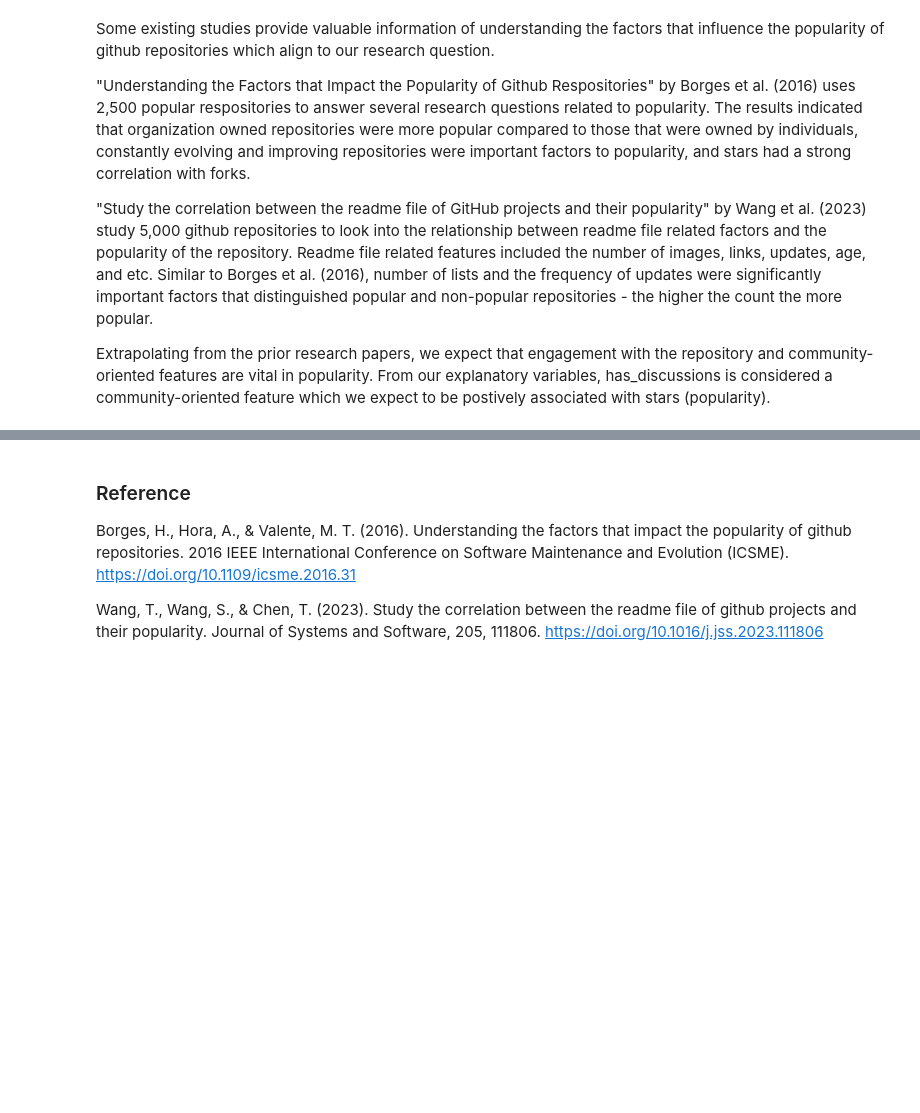
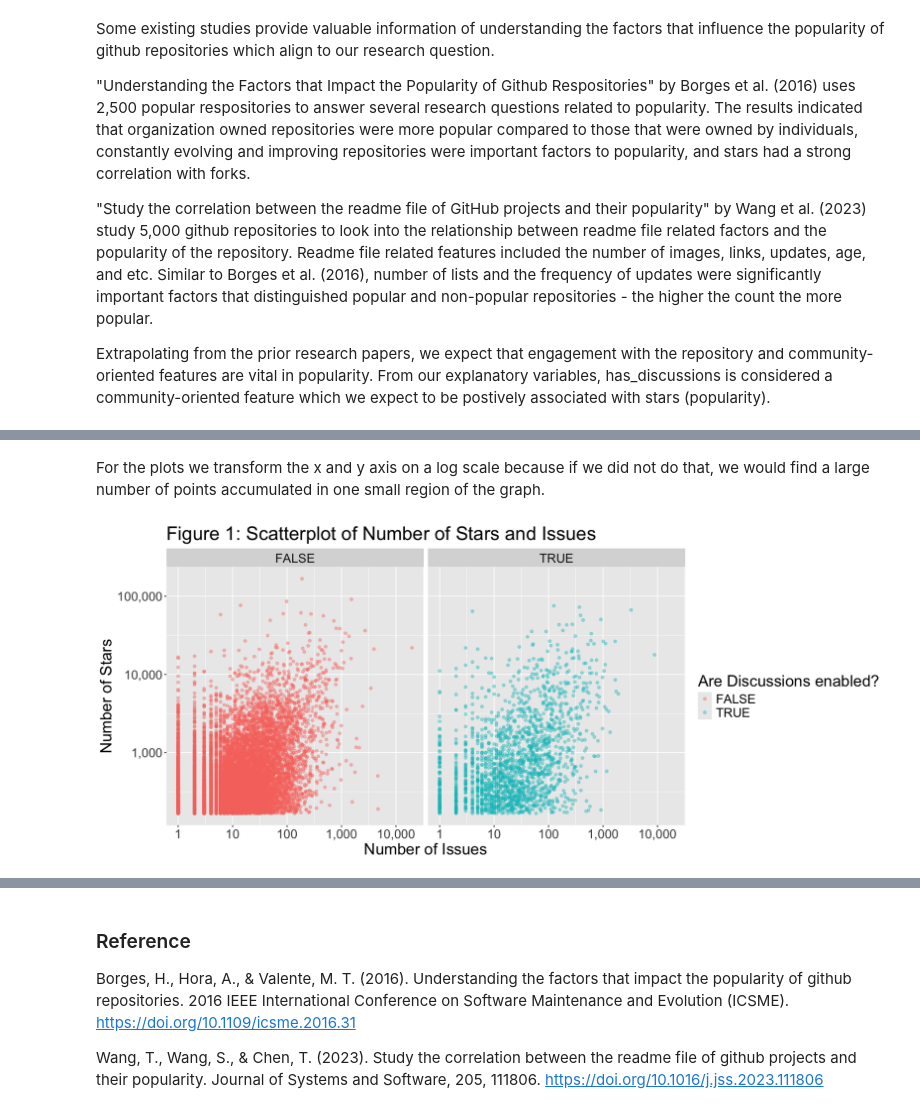
Before and after one commit to loayalabri/GitHubReposAnalysis, a Jupyter notebook: Final_Report.ipynb, the cells around one changed output, grey strips where cells are left out. Saved outputs shown, nothing was run; the diff lists cells and outputs as text; code cells hidden in the pictures; blank space fills up the shorter version.

```diff
--- a/Final_Report.ipynb
+++ b/Final_Report.ipynb
@@ -62,0 +235,19 @@ Extrapolating from the prior research papers, we expect that engagement with the
+# %% [markdown]
+For the plots we transform the x and y axis on a log scale because if we did not do that, we would find a large number of points accumulated in one small region of the graph.
+# %%
+# In order to do log transforms, we add a constant 1 so that x values of 0 do not map to -infinity.
+options(repr.plot.width = 14, repr.plot.height = 6)
+
+repos_train <- repos_train|> mutate(Issues = Issues + 1, Forks = Forks + 1, Size = Size + 1)
+stars_issues <- ggplot(repos_train, aes(x = Issues, y = Stars, color =  Has_Discussions)) +
+                     geom_point(alpha = 0.4, size = 1.5) +
+                     ggtitle("Figure 1: Scatterplot of Number of Stars and Issues") +
+                     labs(x = "Number of Issues",y = "Number of Stars", color = "Are Discussions enabled?") +
+                     facet_wrap(vars(Has_Discussions)) +
+                     scale_x_continuous(labels = comma, trans = "log10") +
+                     scale_y_continuous(labels = comma, trans = "log10") +
+                     theme(text = element_text(size = 20))
+
+stars_issues
+# %% [output]
+[figure, added]
```
Also changed, not shown: parts of 52 cells of this notebook.
